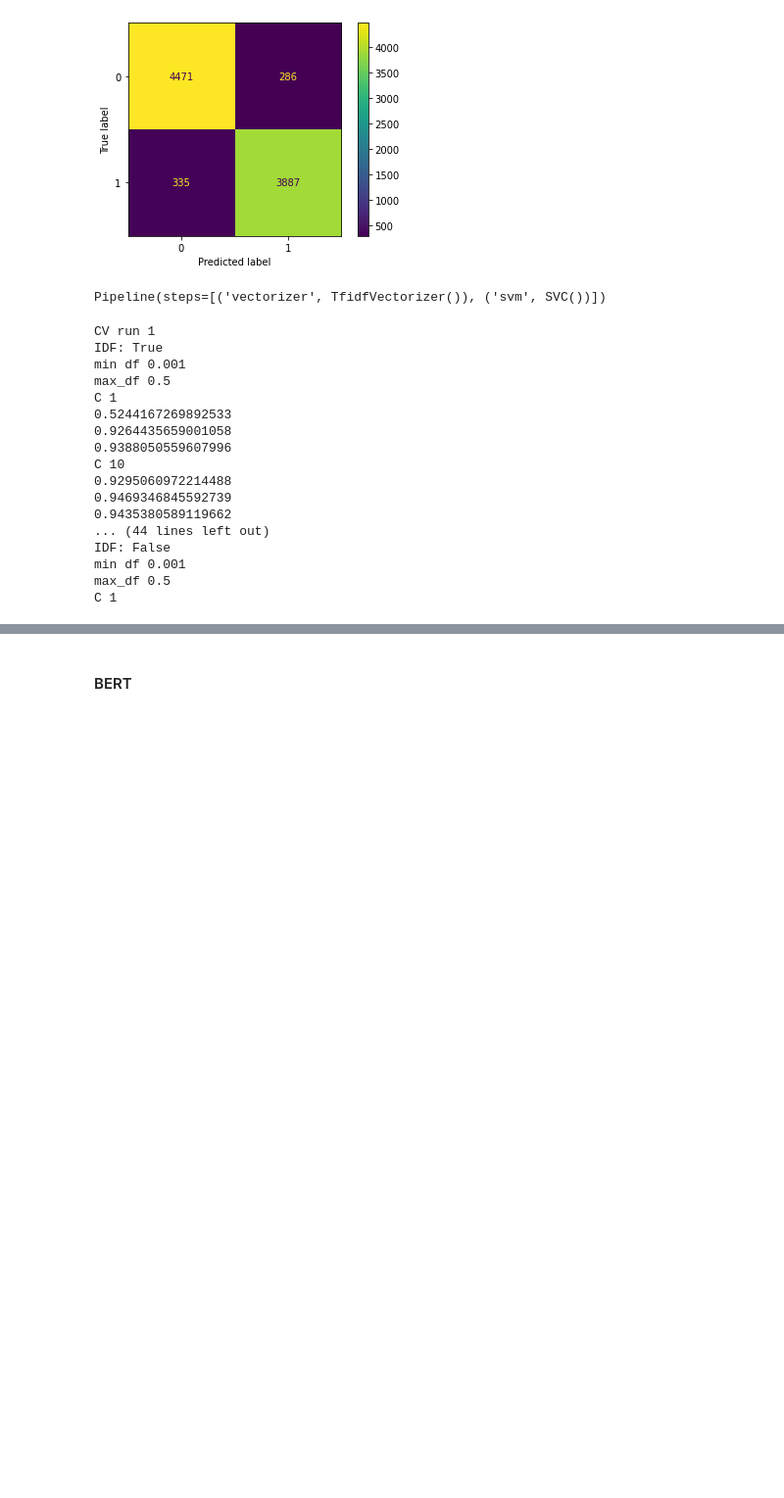
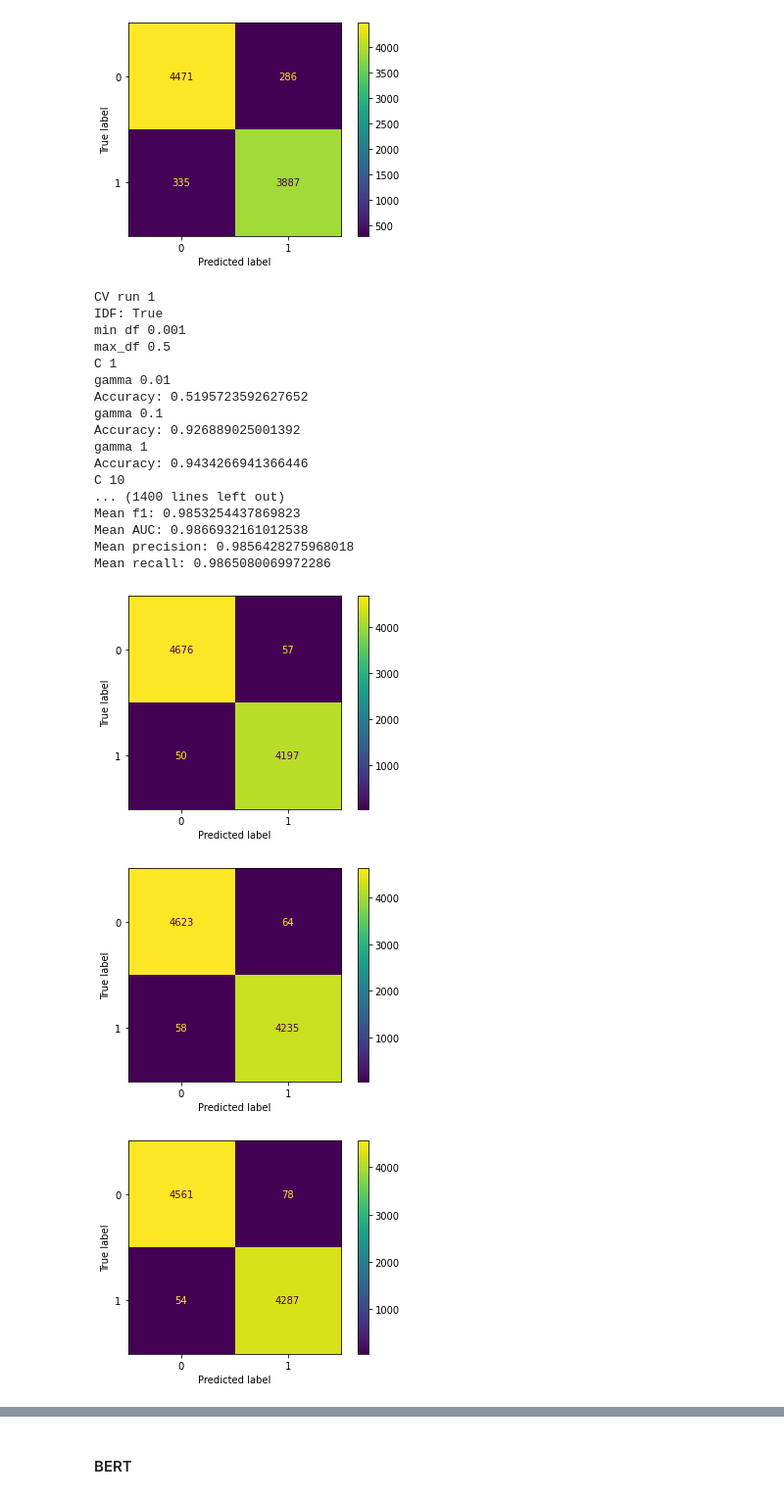
Before and after one commit to tnowak1502/data-mining-project, a Jupyter notebook: transformation copy.ipynb, the cells around one changed output, grey strips where cells are left out. Shown: that part at 98% size. Saved outputs shown, nothing was run; the diff lists cells and outputs as text; code cells hidden in the pictures; blank space fills up the shorter version.

```diff
--- a/transformation copy.ipynb
+++ b/transformation copy.ipynb
@@ -221,14 +221,8 @@ Mean recall: 0.9165032573814929
 [figure]
 [figure]
 [figure]
-# %%
-pipeline = Pipeline([("vectorizer", vectorizer), ("svm", SVC(kernel="rbf"))])
-pipeline.fit(X=texts["text"], y=labels)
-# %% [output]
-Pipeline(steps=[('vectorizer', TfidfVectorizer()), ('svm', SVC())])
 # %%
 from sklearn.model_selection import train_test_split
-pipeline = Pipeline([("vectorizer", vectorizer), ("svm", SVC(kernel="rbf"))])
 run = 1
 accuracies = np.zeros(outer_splits)
 f1s = np.zeros(outer_splits)
@@ -248,7 +242,7 @@ for train_index, test_index in outer_cv.split(texts):
     best_accuracy = 0
     for idf in [True, False]:
         print(f"IDF: {idf}")
-        for min_df in [0.001, 0.01]:
+        for min_df in [0.001, 0.01, 0.1]:
             print(f"min df {min_df}")
             for max_df in [0.5, 0.7]:
                 print(f"max_df {max_df}")
@@ -286,42 +280,45 @@ for train_index, test_index in outer_cv.split(texts):
     precision = precision_score(test["label"], predictions)
     recall = recall_score(test["label"], predictions)
     accuracies[run-1] = accuracy
     f1s[run-1] = f1
     aucs[run-1] = auroc
     precisions[run-1] = precision
     recalls[run-1] = recall
     print(f"Test Accuracy: {accuracy}")
     print(f"Test F1: {f1}")
     print(f"Test AUC: {auroc}")
     print(f"Test precision: {precision}")
     print(f"Test recall: {recall}")
-    cm = confusion_matrix(test["label"], predictions, labels = clf.best_estimator_.classes_)
+    cm = confusion_matrix(test["label"], predictions)
     print(cm)
     disp = ConfusionMatrixDisplay(confusion_matrix=cm)
     disp.plot()
     plt.savefig("Confusion Matrix Run " + str(run))
     run += 1
 print(accuracies)
 print(f"Mean accuracy: {accuracies.mean()}")
 print(f"Mean f1: {f1}")
 print(f"Mean AUC: {aucs.mean()}")
 print(f"Mean precision: {precisions.mean()}")
 print(f"Mean recall: {recalls.mean()}")
 # %% [output]
 CV run 1
 IDF: True
 min df 0.001
 max_df 0.5
 C 1
-0.5244167269892533
-0.9264435659001058
-0.9388050559607996
+gamma 0.01
+Accuracy: 0.5195723592627652
+gamma 0.1
+Accuracy: 0.926889025001392
+gamma 1
+Accuracy: 0.9434266941366446
 C 10
-0.9295060972214488
-0.9469346845592739
-0.9435380589119662
-... (44 lines left out)
-IDF: False
-min df 0.001
-max_df 0.5
-C 1
+... (1400 lines left out)
+Mean f1: 0.9853254437869823
+Mean AUC: 0.9866932161012538
+Mean precision: 0.9856428275968018
+Mean recall: 0.9865080069972286
+[figure, added]
+[figure, added]
+[figure, added]
```
Also changed, not shown: parts of 6 cells of this notebook, 5 other files.
